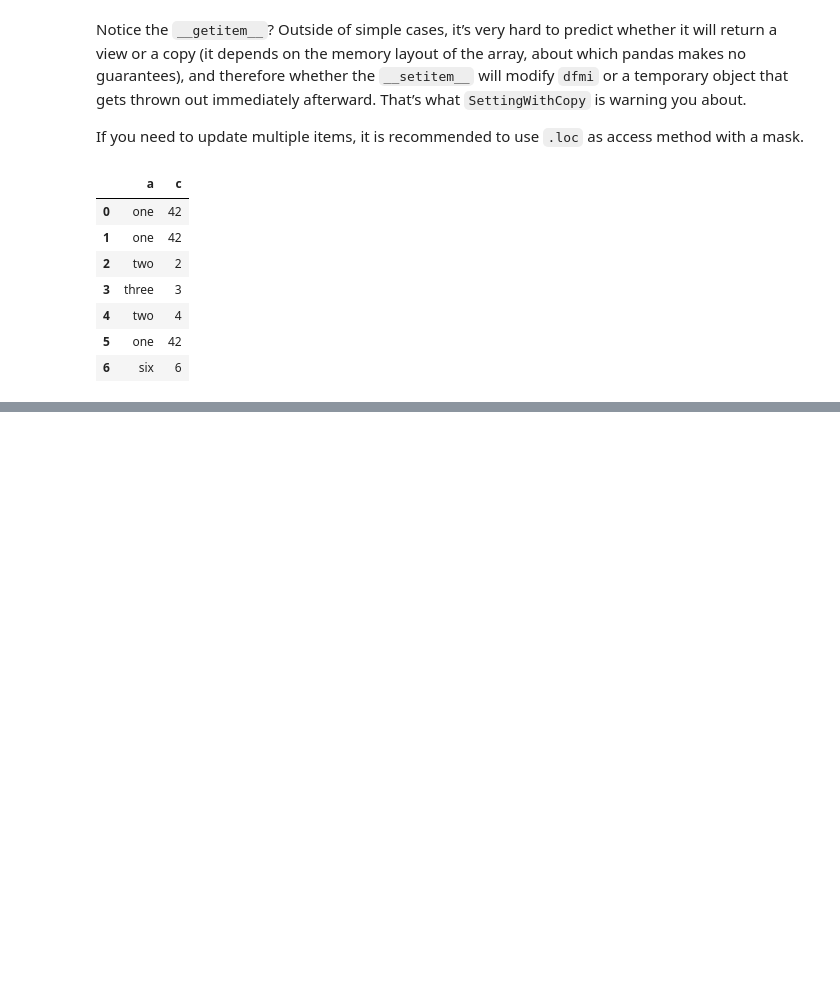
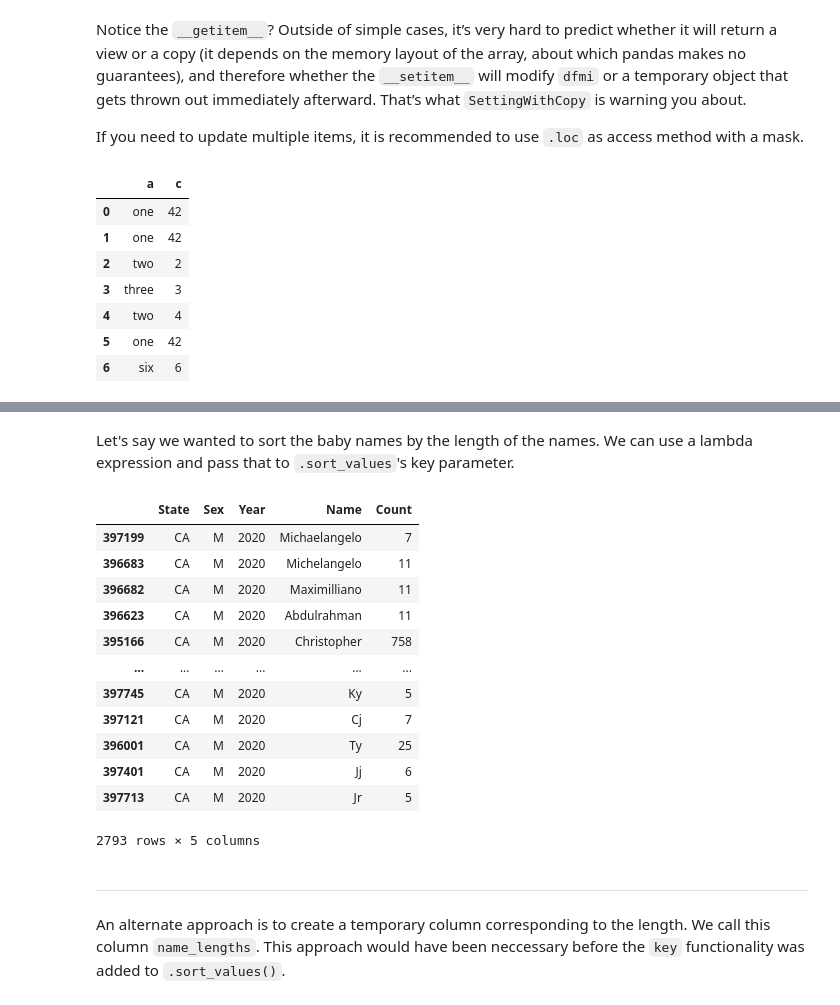
Before and after one commit to bongomarcel/CERI_Pandas, a Jupyter notebook: Lecture_Notebook.ipynb, the cells around one changed output, grey strips where cells are left out. Cells and saved outputs as stored; diff of their text form; code cells hidden in the pictures; blank space fills up the shorter version.

```diff
--- a/Lecture_Notebook.ipynb
+++ b/Lecture_Notebook.ipynb
@@ -723,0 +785,26 @@ dfd
+# %% [markdown]
+Let's say we wanted to sort the baby names by the length of the names. We can use a lambda expression and pass that to `.sort_values`'s key parameter.
+# %%
+(
+babynames.query('Sex == "M" and Year == 2020')
+         .sort_values("Name", key = lambda x: x.str.len(),#str.len(),
+                      ascending = False)
+)
+# %% [output]
+|  | State | Sex | Year | Name | Count |
+| 397199 | CA | M | 2020 | Michaelangelo | 7 |
+| 396683 | CA | M | 2020 | Michelangelo | 11 |
+| 396682 | CA | M | 2020 | Maximilliano | 11 |
+| 396623 | CA | M | 2020 | Abdulrahman | 11 |
+| 395166 | CA | M | 2020 | Christopher | 758 |
+| ... | ... | ... | ... | ... | ... |
+| 397745 | CA | M | 2020 | Ky | 5 |
+| 397121 | CA | M | 2020 | Cj | 7 |
+| 396001 | CA | M | 2020 | Ty | 25 |
+| 397401 | CA | M | 2020 | Jj | 6 |
+| 397713 | CA | M | 2020 | Jr | 5 |
+2793 rows × 5 columns
+# %% [markdown]
+---
+# %% [markdown]
+An alternate approach is to create a temporary column corresponding to the length. We call this column `name_lengths`. This approach would have been neccessary before the `key` functionality was added to `.sort_values()`.
```
Also changed, not shown: parts of 89 cells of this notebook.
